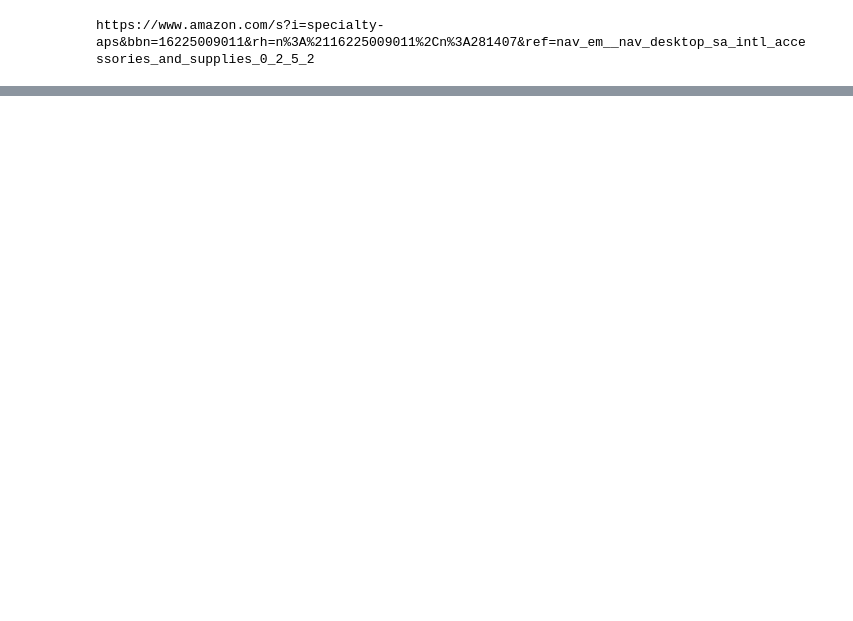
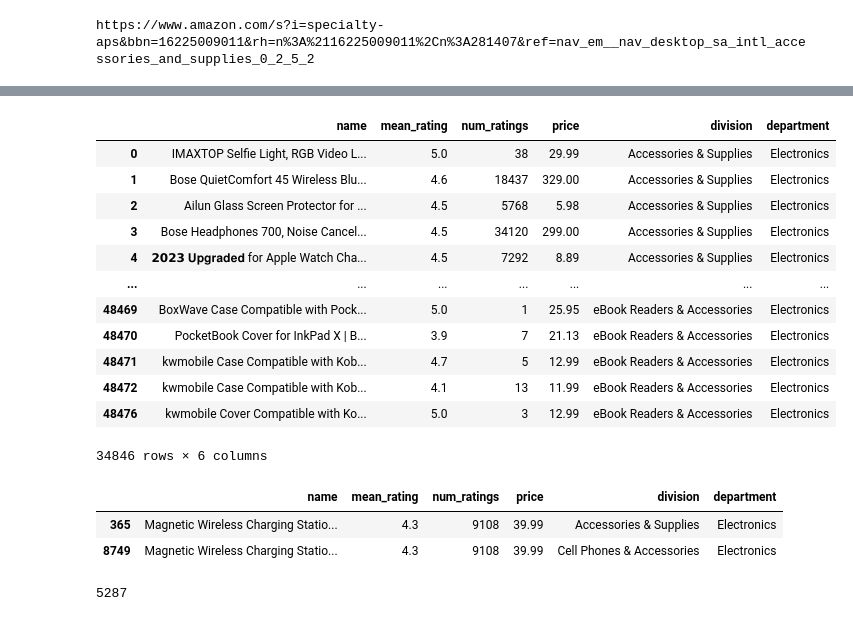
Before and after one commit to teofizzy/amazon, a Jupyter notebook: tasks/etl_system/scrape_amazon.ipynb, the cells around one changed output, grey strips where cells are left out. Saved outputs shown, nothing was run; the diff lists cells and outputs as text; code cells hidden in the pictures; blank space fills up the shorter version.

```diff
--- a/tasks/etl_system/scrape_amazon.ipynb
+++ b/tasks/etl_system/scrape_amazon.ipynb
@@ -573,0 +536,9 @@ Glendan Light Box Photography, 10"x10" Photo Box with 88 High Color Rendering In
+# %%
+# clean the data,
+# type cast mean rating and num rating to numeric values
+file_path = 'data/electronics_dept.json'
+
+with open(file_path, 'r') as f:
+    electronics_dept = json.load(f)
+
+print(len(electronics_dept))
@@ -573,0 +558,20 @@ Glendan Light Box Photography, 10"x10" Photo Box with 88 High Color Rendering In
+# %%
+def make_df(dept_dict, dept_name:str):
+    df = pd.DataFrame()
+
+    dept_name = dept_name
+
+    # Iterate trhough each division in the department
+    for key, val in dept_dict.items():
+        division_df = pd.DataFrame(val)
+        division_df['division'] = key
+        division_df['department'] = dept_name
+        df = df.append(division_df, ignore_index=True)
+
+    return df
+# %%
+# create a dataframe for the electronics department
+electronics_df = make_df(electronics_dept, 'Electronics')
+
+# preview
+electronics_df.head()
@@ -573,0 +628,8 @@ Glendan Light Box Photography, 10"x10" Photo Box with 88 High Color Rendering In
+# %%
+# Type casting columns to numeric
+electronics_df['price'] = electronics_df['price'].str.replace(",", "").astype('float')
+electronics_df['mean_rating'] = electronics_df['mean_rating'].astype('float')
+electronics_df['num_ratings'] = electronics_df['num_ratings'].str.replace(",", "").astype(int)
+
+# preview
+electronics_df.tail()
@@ -573,0 +660,32 @@ Glendan Light Box Photography, 10"x10" Photo Box with 88 High Color Rendering In
+# %%
+# Remove duplicates
+electronics_df = electronics_df.drop_duplicates()
+
+# preview
+electronics_df
+# %% [output]
+|  | name | mean_rating | num_ratings | price | division | department |
+| 0 | IMAXTOP Selfie Light, RGB Video L... | 5.0 | 38 | 29.99 | Accessories & Supplies | Electronics |
+| 1 | Bose QuietComfort 45 Wireless Blu... | 4.6 | 18437 | 329.00 | Accessories & Supplies | Electronics |
+| 2 | Ailun Glass Screen Protector for ... | 4.5 | 5768 | 5.98 | Accessories & Supplies | Electronics |
+| 3 | Bose Headphones 700, Noise Cancel... | 4.5 | 34120 | 299.00 | Accessories & Supplies | Electronics |
+| 4 | 𝟮𝟬𝟮𝟯 𝐔𝐩𝐠𝐫𝐚𝐝𝐞𝐝 for Apple Watch Cha... | 4.5 | 7292 | 8.89 | Accessories & Supplies | Electronics |
+| ... | ... | ... | ... | ... | ... | ... |
+| 48469 | BoxWave Case Compatible with Pock... | 5.0 | 1 | 25.95 | eBook Readers & Accessories | Electronics |
+| 48470 | PocketBook Cover for InkPad X | B... | 3.9 | 7 | 21.13 | eBook Readers & Accessories | Electronics |
+| 48471 | kwmobile Case Compatible with Kob... | 4.7 | 5 | 12.99 | eBook Readers & Accessories | Electronics |
+| 48472 | kwmobile Case Compatible with Kob... | 4.1 | 13 | 11.99 | eBook Readers & Accessories | Electronics |
+| 48476 | kwmobile Cover Compatible with Ko... | 5.0 | 3 | 12.99 | eBook Readers & Accessories | Electronics |
+34846 rows × 6 columns
+# %%
+# preprocess 'name'
+electronics_df[electronics_df['name'] == 'Magnetic Wireless Charging Station for Apple Series, 3-in-1 15W Fast Mag-Safe Charger Stand with QC3.0 Adapter, for iPhone 15, 14,13,12 Pro Max/Pro/Mini/Plus, iWatch Ultra/9/8/7/6/5/4/3/2, AirPods\u2026']
+# %% [output]
+|  | name | mean_rating | num_ratings | price | division | department |
+| 365 | Magnetic Wireless Charging Statio... | 4.3 | 9108 | 39.99 | Accessories & Supplies | Electronics |
+| 8749 | Magnetic Wireless Charging Statio... | 4.3 | 9108 | 39.99 | Cell Phones & Accessories | Electronics |
+# %%
+# Check duplicates one more by subsetting on 'name'
+electronics_df['name'].duplicated().sum()
+# %% [output]
+5287
```
Also changed, not shown: parts of 48 cells of this notebook, 2 other files.
